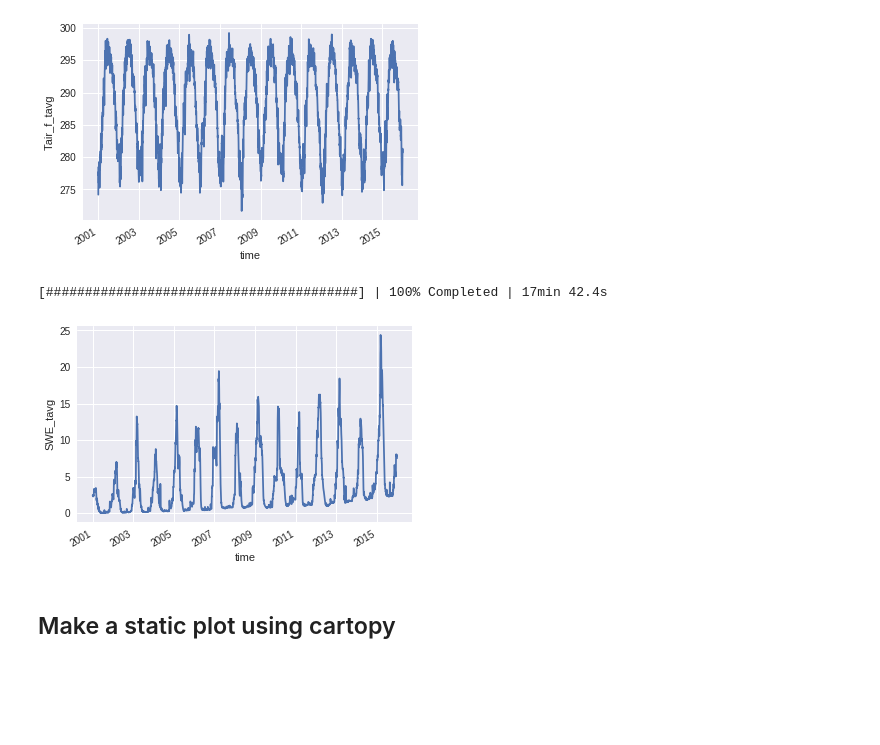
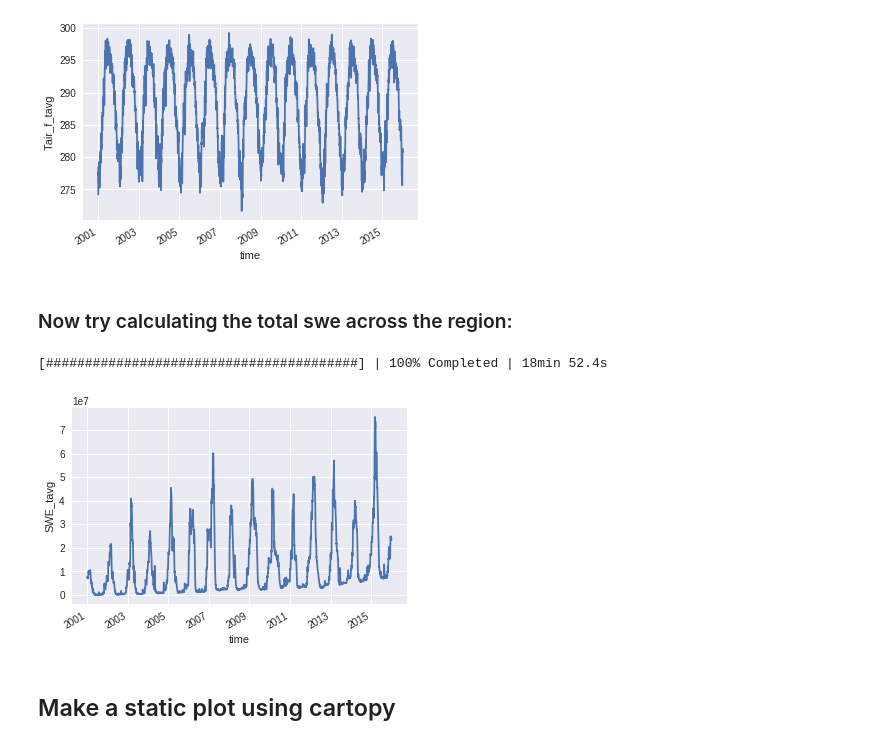
Before and after one commit to NASA-Planetary-Science/HiMAT, a Jupyter notebook: JupyterNotebooks/LIS/LIS_visualization.ipynb, the cells around one changed output. Drawn from its saved outputs; the diff is of its cells as text; code cells hidden in the pictures; blank space fills up the shorter version.

```diff
--- a/JupyterNotebooks/LIS/LIS_visualization.ipynb
+++ b/JupyterNotebooks/LIS/LIS_visualization.ipynb
@@ -35,2 +31,2 @@ datadir = '/att/pubrepo/hma_data/products/LIS/SURFACEMODEL'
 # %%
-ds = utils.get_xr_dataset(datadir, multiple_nc=True)
+%time ds = utils.get_xr_dataset(datadir, multiple_nc=True)
@@ -60,12 +65,14 @@ with ProgressBar():
 # %% [output]
 [########################################] | 100% Completed | 22min 11.1s
 [figure]
+# %% [markdown]
+### Now try calculating the total swe across the region:
 # %%
 with ProgressBar():
-    ds['SWE_tavg'].groupby('time').mean().plot()
+    ds['SWE_tavg'].groupby('time').sum().plot()
 # %% [output]
-[########################################] | 100% Completed | 17min 42.4s
+[########################################] | 100% Completed | 18min 52.4s
-[figure, old version]
+[figure, new version]
 # %% [markdown]
 ## Make a static plot using cartopy
 # %%
```
Also changed, not shown: parts of 9 cells of this notebook.
